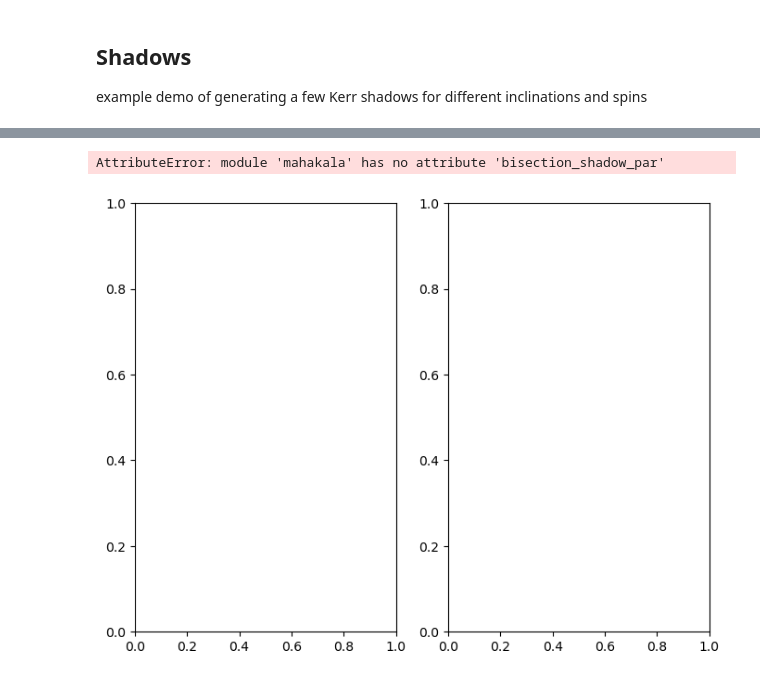
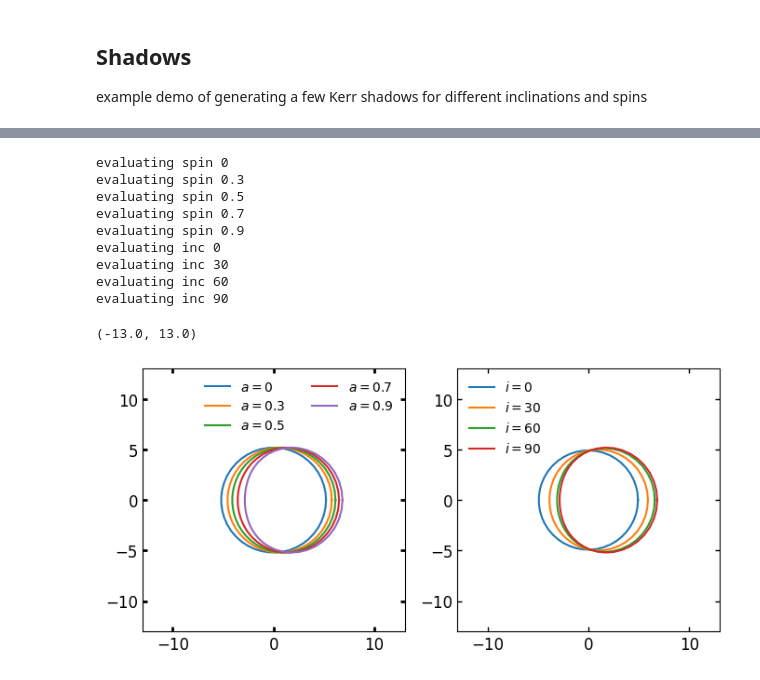
Before and after one commit to liamedeiros/Mahakala, a Jupyter notebook: demos/shadows.ipynb, the cells around one changed output, grey strips where cells are left out. Saved outputs shown, nothing was run; the diff lists cells and outputs as text; code cells hidden in the pictures.

Commit message:
update names for mahakala shadows example module

```diff
--- a/demos/shadows.ipynb
+++ b/demos/shadows.ipynb
@@ -65,32 +65,45 @@ ax.tick_params(axis='both', which='both', labelsize=12, width=2, direction='in',
 # %%
 lim = 13
 num_angles = 45
 inc = 90
 
-fig, (ax1,ax2) = plt.subplots(1,2)
-fig.set_size_inches(8,6)
+fig, (ax1, ax2) = plt.subplots(1, 2)
+fig.set_size_inches(8, 6)
 
-for a in [0,.3,.5,.7,.9]:
-    phi, radii = ma.bisection_shadow_par(a, inc, num_angles)
+for a in [0, 0.3, 0.5, 0.7, 0.9]:
+    print(f'evaluating spin {a}')
+    phi, radii = ma.find_shadow_bisection(a, inc, num_angles)
     x = radii*np.cos(phi)
     y = radii*np.sin(phi)
-    ax1.plot(x,y, label = r'$a=$'+str(a))
+    ax1.plot(x, y, label=r'$a=$'+str(a))
+
 ax1.legend(frameon=False, ncol=2)
 ax1.set_aspect('equal')
-ax1.tick_params(axis='both', which='both', labelsize=12,width=2,direction='in', right=True, top=True,color='k')
-ax1.set_xlim([-lim,lim])
-ax1.set_ylim([-lim,lim])
+ax1.tick_params(axis='both', which='both', labelsize=12, width=2, direction='in', right=True, top=True, color='k')
+ax1.set_xlim([-lim, lim])
+ax1.set_ylim([-lim, lim])
 
-for inc in [0,30,60,90]:
-    phi, radii = ma.bisection_shadow_par(a, inc, num_angles)
+for inc in [0, 30, 60, 90]:
+    print(f'evaluating inc {inc}')
+    phi, radii = ma.find_shadow_bisection(a, inc, num_angles)
     x = radii*np.cos(phi)
     y = radii*np.sin(phi)
-    ax2.plot(x,y, label = r'$i=$'+str(inc))
+    ax2.plot(x, y, label=r'$i=$'+str(inc))
+
 ax2.legend(frameon=False)
 ax2.set_aspect('equal')
-ax2.tick_params(axis='both', which='both', labelsize=12,width=1,direction='in', right=True, top=True,color='k')
-ax2.set_xlim([-lim,lim])
-ax2.set_ylim([-lim,lim])
+ax2.tick_params(axis='both', which='both', labelsize=12, width=1, direction='in', right=True, top=True, color='k')
+ax2.set_xlim([-lim, lim])
+ax2.set_ylim([-lim, lim])
 # %% [output]
-AttributeError: module 'mahakala' has no attribute 'bisection_shadow_par'
+evaluating spin 0
+evaluating spin 0.3
+evaluating spin 0.5
+evaluating spin 0.7
+evaluating spin 0.9
+evaluating inc 0
+evaluating inc 30
+evaluating inc 60
+evaluating inc 90
+(-13.0, 13.0)
-[figure, old version]
+[figure, new version]
```
Also changed, not shown: parts of 2 cells of this notebook, 2 other files.
